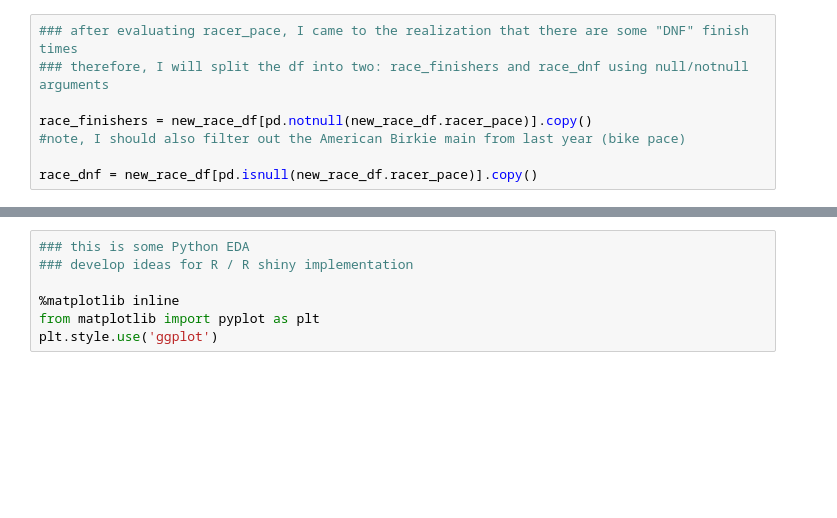
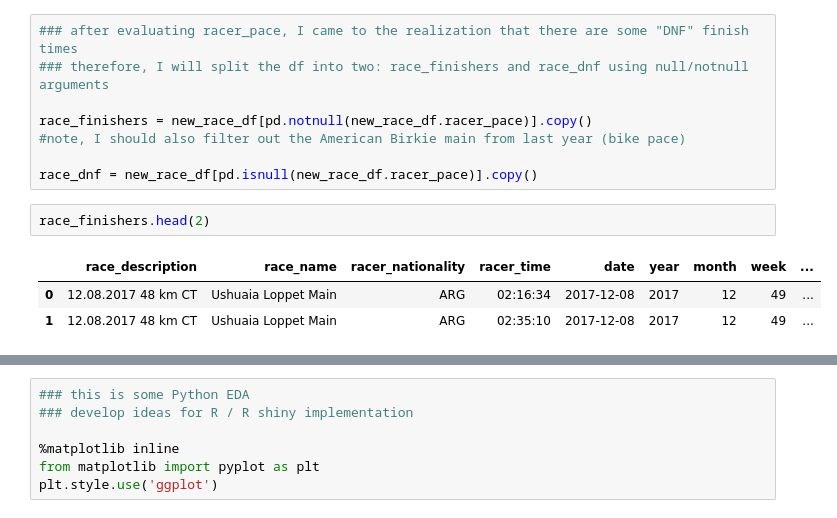
Before and after one commit to macphd/ski-tourism, a Jupyter notebook: munging/ski_race_munging.ipynb, the cells around one changed output, grey strips where cells are left out. Saved outputs shown, nothing was run; the diff lists cells and outputs as text; blank space fills up the shorter version.

```diff
--- a/munging/ski_race_munging.ipynb
+++ b/munging/ski_race_munging.ipynb
@@ -48,3 +165,9 @@ race_finishers = new_race_df[pd.notnull(new_race_df.racer_pace)].copy()
 #note, I should also filter out the American Birkie main from last year (bike pace)
 
 race_dnf = new_race_df[pd.isnull(new_race_df.racer_pace)].copy()
+# %%
+race_finishers.head(2)
+# %% [output]
+|  | race_description | race_name | racer_nationality | racer_time | date | year | month | week | ... |
+| 0 | 12.08.2017 48 km CT | Ushuaia Loppet Main | ARG | 02:16:34 | 2017-12-08 | 2017 | 12 | 49 | ... |
+| 1 | 12.08.2017 48 km CT | Ushuaia Loppet Main | ARG | 02:35:10 | 2017-12-08 | 2017 | 12 | 49 | ... |
```
Also changed, not shown: parts of 17 cells of this notebook.
